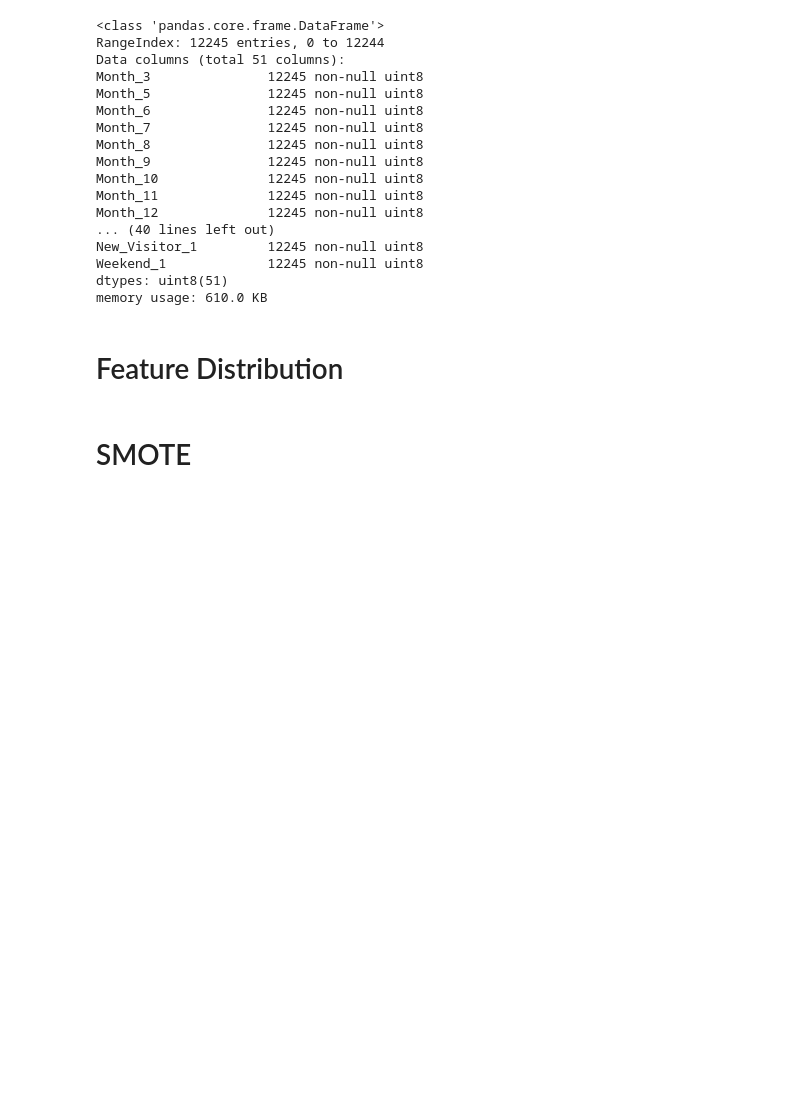
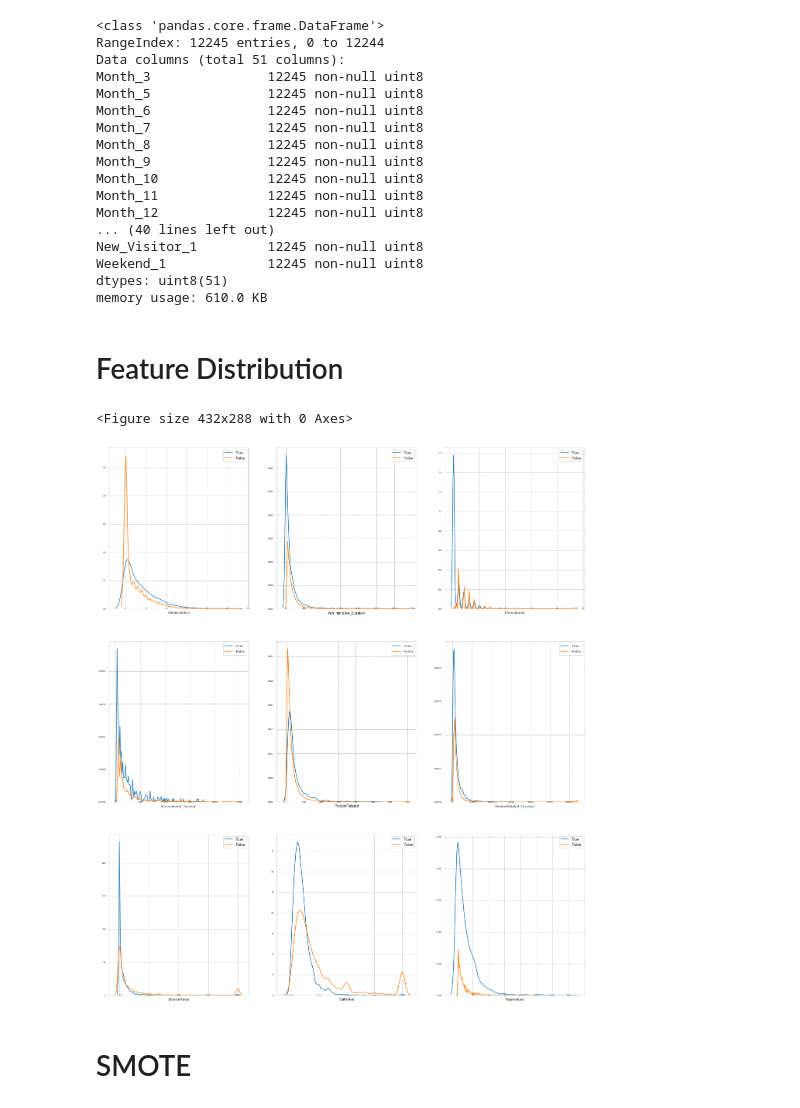
Before and after one commit to nielsbclausen/Mod_5_Project, a Jupyter notebook: laura_nb.ipynb, the cells around one changed output. Saved outputs shown, nothing was run; the diff lists cells and outputs as text; code cells hidden in the pictures; blank space fills up the shorter version.

```diff
--- a/laura_nb.ipynb
+++ b/laura_nb.ipynb
@@ -446,10 +584,13 @@ def plot_feature_distribution(df1, df2, label1, label2, features):
         plt.tick_params(axis='y', which='major', labelsize=6)
     plt.show();
 # %%
-# t0 = PCA_df.loc[PCA_df['Revenue'] == True]
-# t1 = PCA_df.loc[PCA_df['Revenue'] == False]
-# features = PCA_df.columns.values[0:9]
-# plot_feature_distribution(t0, t1, 'True', 'False', features)
+ t0 = PCA_df.loc[PCA_df['Revenue'] == True]
+ t1 = PCA_df.loc[PCA_df['Revenue'] == False]
+features = PCA_df.columns.values[0:9]
+plot_feature_distribution(t0, t1, 'True', 'False', features)
+# %% [output]
+<Figure size 432x288 with 0 Axes>
+[figure, added]
 # %% [markdown]
 # SMOTE
 # %%
```
Also changed, not shown: parts of 51 cells of this notebook.
